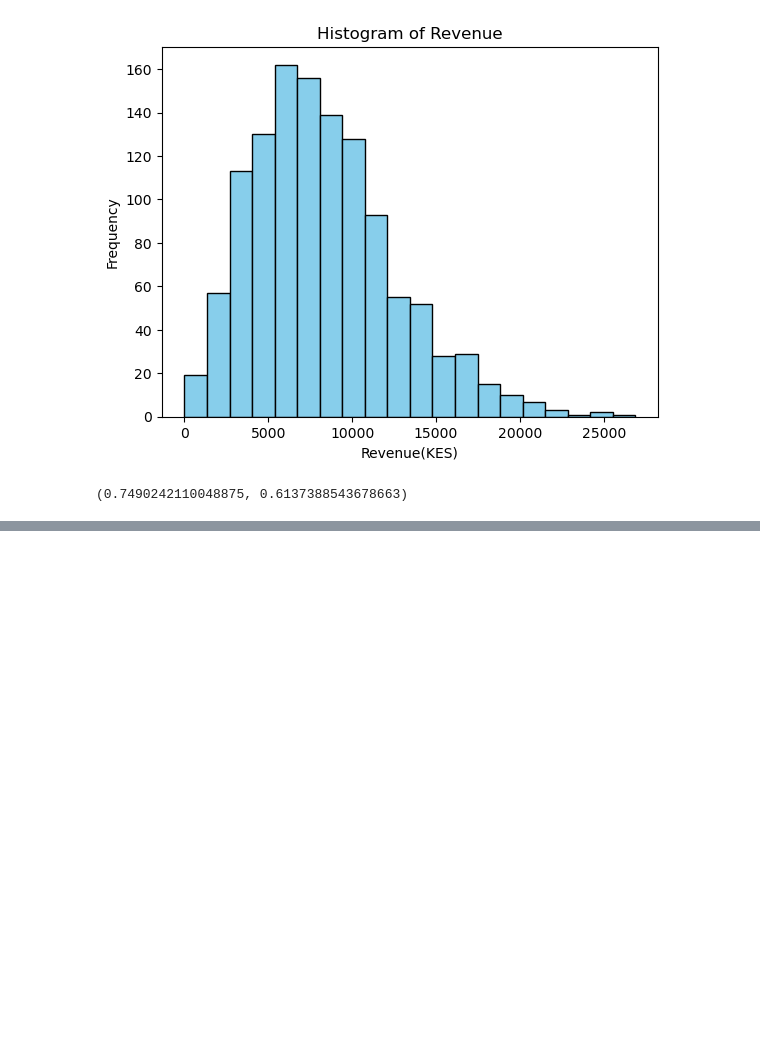
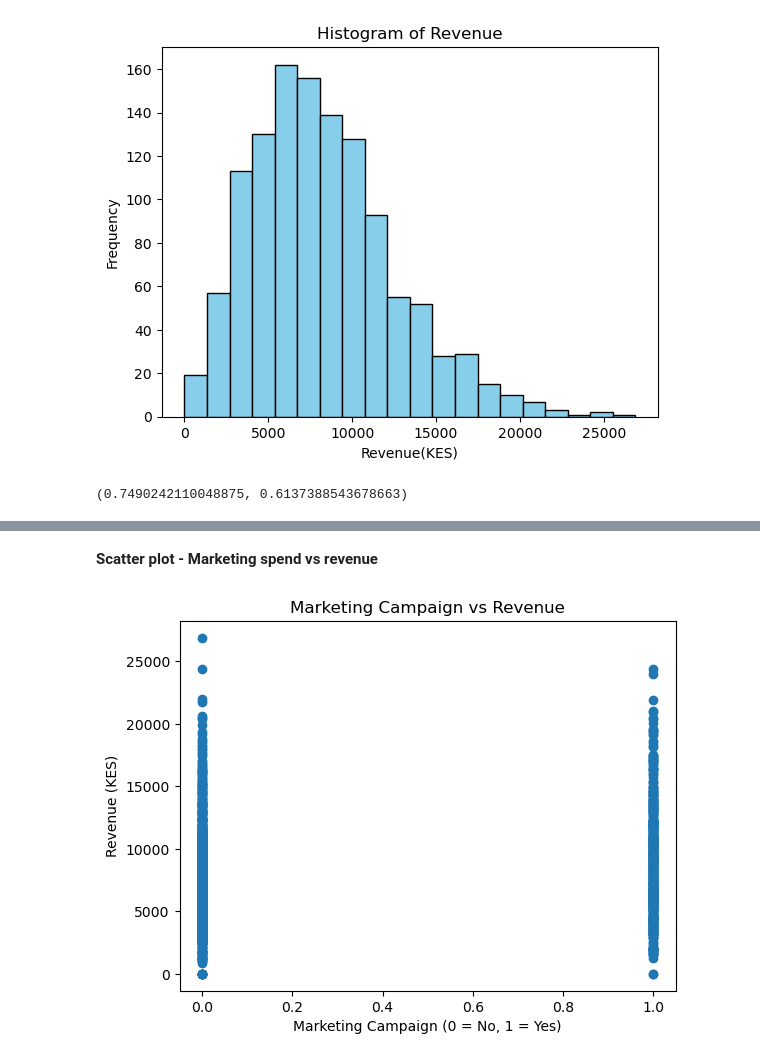
Before and after one commit to KenyansaAmenya/Sales_performance_Decision_making_Using_Statistics, a Jupyter notebook: analysis.ipynb, the cells around one changed output, grey strips where cells are left out. Saved outputs shown, nothing was run; the diff lists cells and outputs as text; code cells hidden in the pictures; blank space fills up the shorter version.

```diff
--- a/analysis.ipynb
+++ b/analysis.ipynb
@@ -189,0 +339,13 @@ skewness, kurtosis
+# %% [markdown]
+**Scatter plot - Marketing spend vs revenue**
+# %%
+df['campaign_numeric'] = df['marketing_campaign'].map({'No': 0, 'Yes': 1})
+
+plt.figure()
+plt.scatter(df['campaign_numeric'], df['revenue'])
+plt.xlabel("Marketing Campaign (0 = No, 1 = Yes)")
+plt.ylabel("Revenue (KES)")
+plt.title("Marketing Campaign vs Revenue")
+plt.show()
+# %% [output]
+[figure, added]
```
Also changed, not shown: parts of 50 cells of this notebook.
